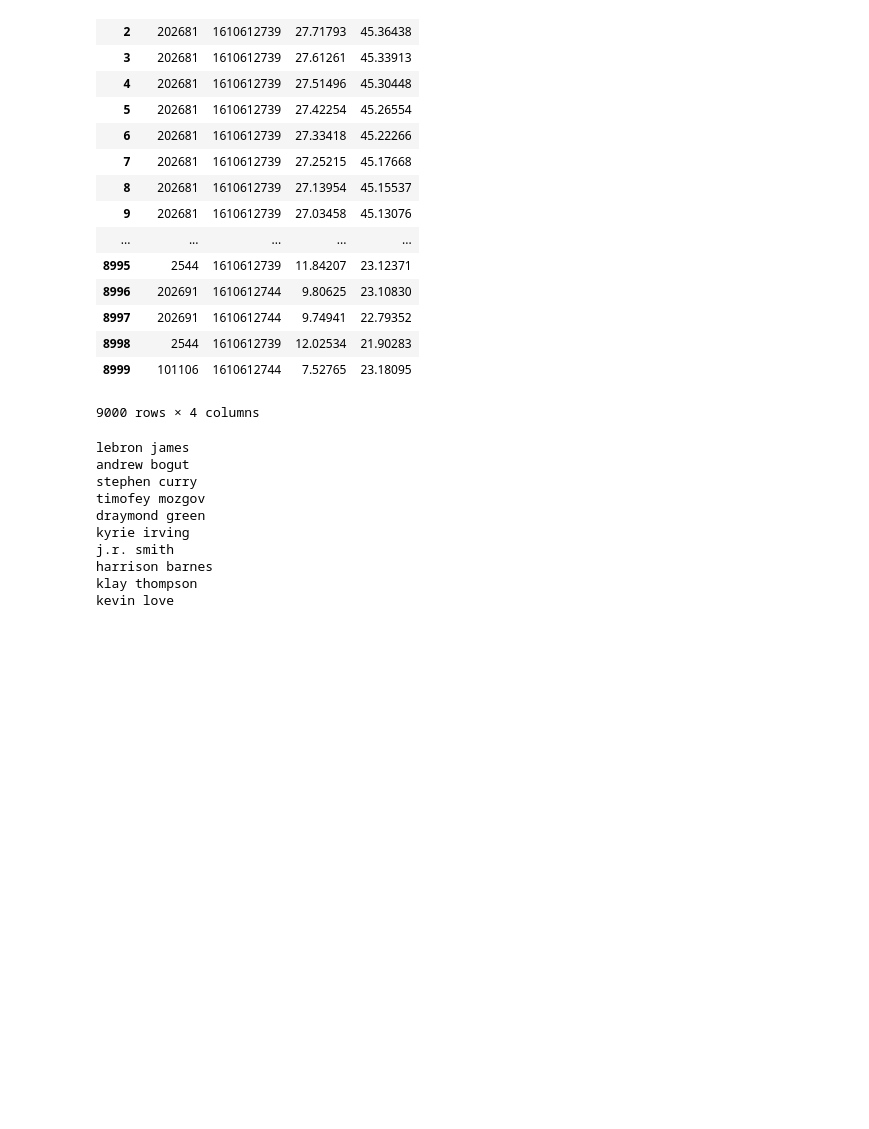
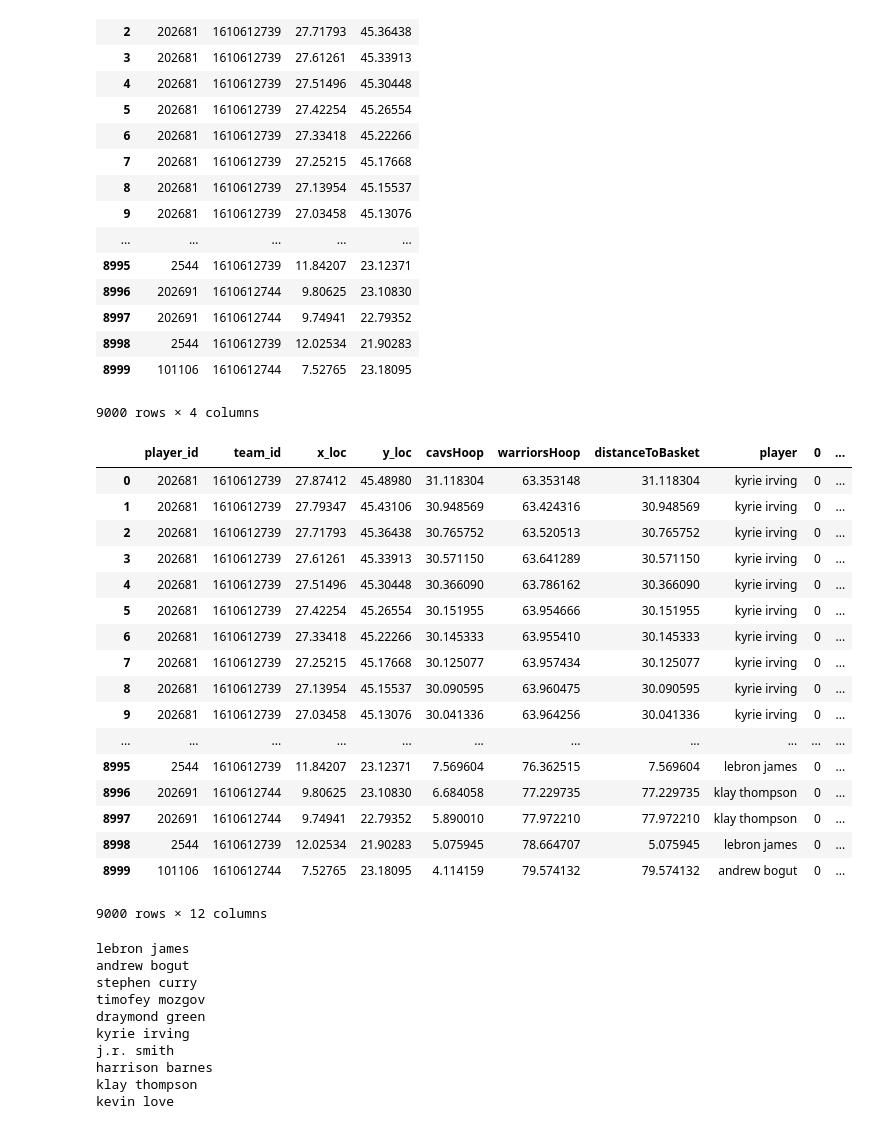
Before and after one commit to billmwong/FiveThirtyGreat, a Jupyter notebook: player-with-ball-distance.ipynb, the cells around one changed output. Cells and saved outputs as stored; diff of their text form; code cells hidden in the pictures; blank space fills up the shorter version.

```diff
--- a/player-with-ball-distance.ipynb
+++ b/player-with-ball-distance.ipynb
@@ -238,10 +238,31 @@ def addParameters(data):
 
 
 
-    return pd.concat([data, shot_dist_c,shot_decide_c], axis =1)
+#     return pd.concat([data, shot_dist_c,shot_decide_c], axis =1)
+    return pd.concat([data,shot_decide_c], axis =1)
 #     return shot_dist_c
 # %%
 final = addParameters(pos)
+final
+# %% [output]
+|  | player_id | team_id | x_loc | y_loc | cavsHoop | warriorsHoop | distanceToBasket | player | 0 | ... |
+| 0 | 202681 | 1610612739 | 27.87412 | 45.48980 | 31.118304 | 63.353148 | 31.118304 | kyrie irving | 0 | ... |
+| 1 | 202681 | 1610612739 | 27.79347 | 45.43106 | 30.948569 | 63.424316 | 30.948569 | kyrie irving | 0 | ... |
+| 2 | 202681 | 1610612739 | 27.71793 | 45.36438 | 30.765752 | 63.520513 | 30.765752 | kyrie irving | 0 | ... |
+| 3 | 202681 | 1610612739 | 27.61261 | 45.33913 | 30.571150 | 63.641289 | 30.571150 | kyrie irving | 0 | ... |
+| 4 | 202681 | 1610612739 | 27.51496 | 45.30448 | 30.366090 | 63.786162 | 30.366090 | kyrie irving | 0 | ... |
+| 5 | 202681 | 1610612739 | 27.42254 | 45.26554 | 30.151955 | 63.954666 | 30.151955 | kyrie irving | 0 | ... |
+| 6 | 202681 | 1610612739 | 27.33418 | 45.22266 | 30.145333 | 63.955410 | 30.145333 | kyrie irving | 0 | ... |
+| 7 | 202681 | 1610612739 | 27.25215 | 45.17668 | 30.125077 | 63.957434 | 30.125077 | kyrie irving | 0 | ... |
+| 8 | 202681 | 1610612739 | 27.13954 | 45.15537 | 30.090595 | 63.960475 | 30.090595 | kyrie irving | 0 | ... |
+| 9 | 202681 | 1610612739 | 27.03458 | 45.13076 | 30.041336 | 63.964256 | 30.041336 | kyrie irving | 0 | ... |
+| ... | ... | ... | ... | ... | ... | ... | ... | ... | ... | ... |
+| 8995 | 2544 | 1610612739 | 11.84207 | 23.12371 | 7.569604 | 76.362515 | 7.569604 | lebron james | 0 | ... |
+| 8996 | 202691 | 1610612744 | 9.80625 | 23.10830 | 6.684058 | 77.229735 | 77.229735 | klay thompson | 0 | ... |
+| 8997 | 202691 | 1610612744 | 9.74941 | 22.79352 | 5.890010 | 77.972210 | 77.972210 | klay thompson | 0 | ... |
+| 8998 | 2544 | 1610612739 | 12.02534 | 21.90283 | 5.075945 | 78.664707 | 5.075945 | lebron james | 0 | ... |
+| 8999 | 101106 | 1610612744 | 7.52765 | 23.18095 | 4.114159 | 79.574132 | 79.574132 | andrew bogut | 0 | ... |
+9000 rows × 12 columns
 # %%
 curry=0
 thompson=0
```
Also changed, not shown: parts of 5 cells of this notebook, 3 other files.
